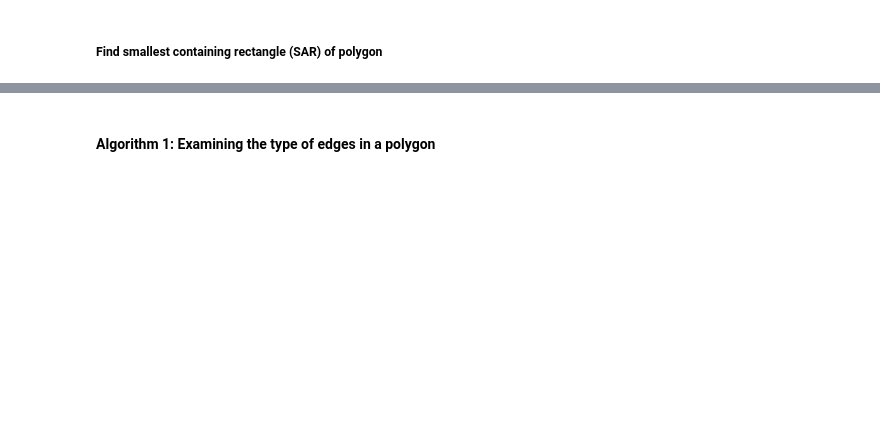
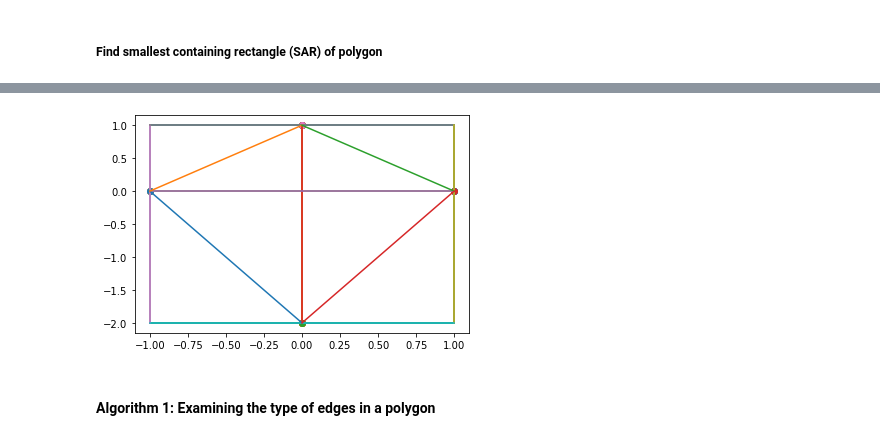
Before and after one commit to oortega20/CS294-final_project, a Jupyter notebook: inscribing_rectangle.ipynb, the cells around one changed output, grey strips where cells are left out. Saved outputs shown, nothing was run; the diff lists cells and outputs as text; code cells hidden in the pictures; blank space fills up the shorter version.

```diff
--- a/inscribing_rectangle.ipynb
+++ b/inscribing_rectangle.ipynb
@@ -97,0 +214,2 @@ for edge in e:
+# %%
+p_lines, pts = polygon_lines(points)
@@ -98,3 +234,21 @@ for edge in e:
+# %%
+for edge in p_lines:
+    x_1,x_2 = edge[0][0], edge[1][0]
+    y_1,y_2 = edge[0][1], edge[1][1]
+    plt.plot([x_1,x_2], [y_1,y_2])
+for edge in rec_edges:
+    x_1,x_2 = edge[0][0], edge[1][0]
+    y_1,y_2 = edge[0][1], edge[1][1]
+    plt.plot([x_1,x_2], [y_1,y_2])
+for edge in e:
+    x_1,x_2 = edge[0][0], edge[1][0]
+    y_1,y_2 = edge[0][1], edge[1][1]
+    plt.plot([x_1,x_2], [y_1,y_2])
+
+for x,y in pts:
+    plt.scatter(x,y)
+# %% [output]
+[figure, added]
 # %% [markdown]
 #### Algorithm 1: Examining the type of edges in a polygon
 # %%
```
Also changed, not shown: parts of 14 cells of this notebook.
